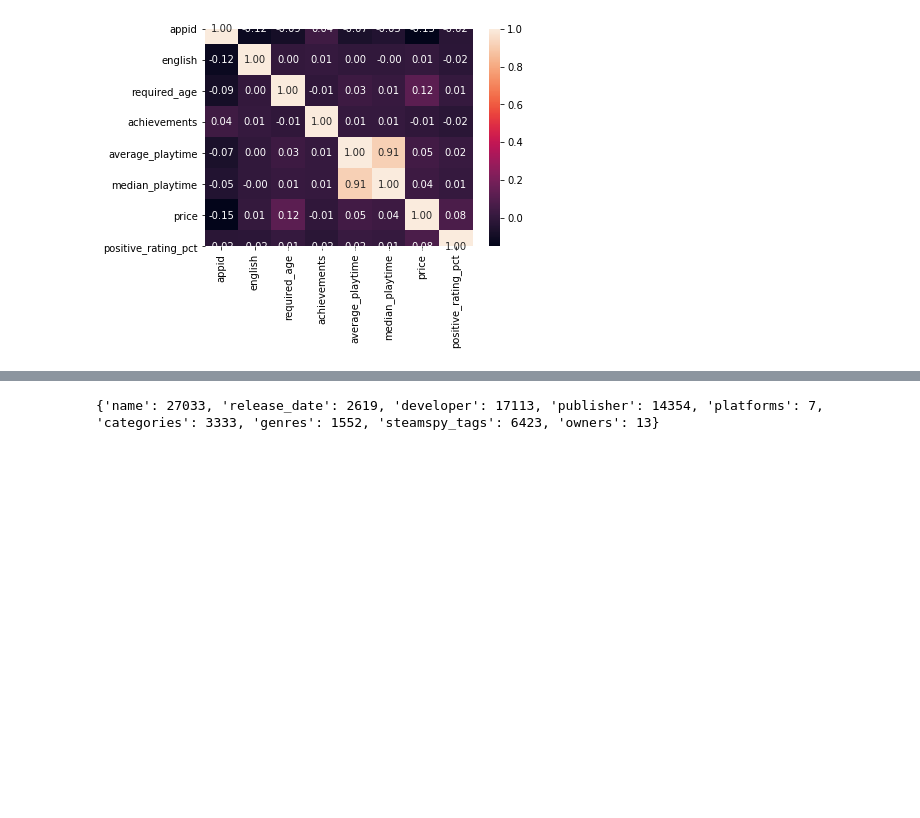
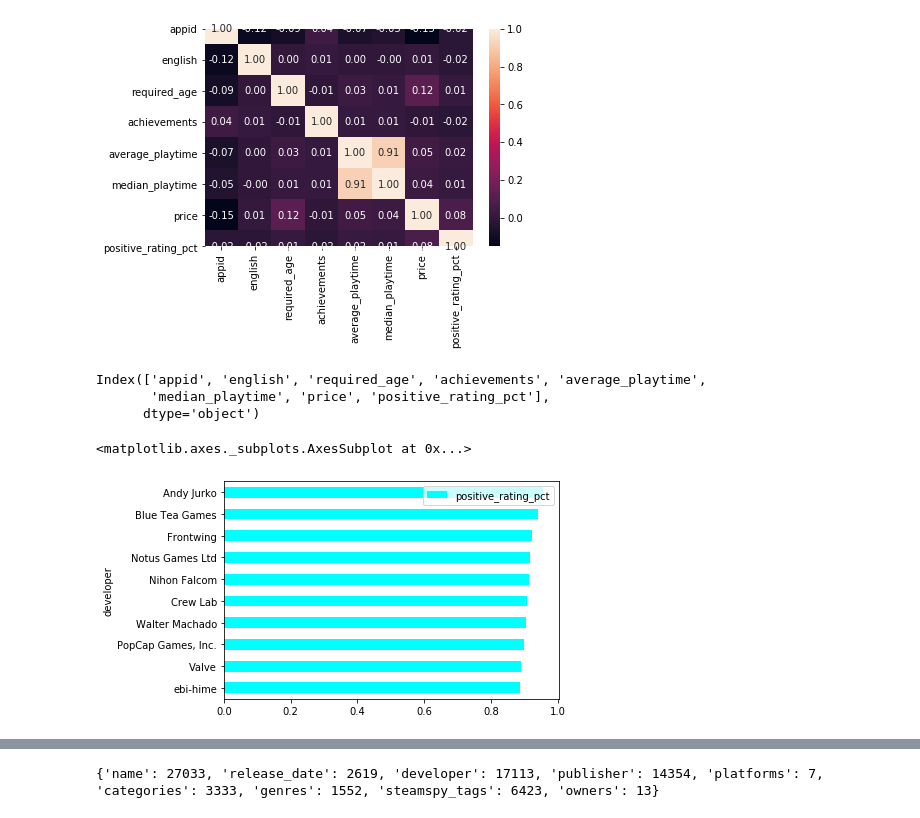
Before and after one commit to Benk195/Steam-Predictions, a Jupyter notebook: Steam Ratings.ipynb, the cells around one changed output, grey strips where cells are left out. Drawn from its saved outputs; the diff is of its cells as text; code cells hidden in the pictures; blank space fills up the shorter version.

```diff
--- a/Steam Ratings.ipynb
+++ b/Steam Ratings.ipynb
@@ -93,0 +71,17 @@ def create_dummy_df(df, cat_cols):
+# %%
+num_vars.columns
+# %% [output]
+Index(['appid', 'english', 'required_age', 'achievements', 'average_playtime',
+       'median_playtime', 'price', 'positive_rating_pct'],
+      dtype='object')
+# %%
+#Analysis of the data
+df_analysis = df.groupby('developer').filter(lambda x : len(x)>9)
+df_analysis = df_analysis.loc[:, ['developer', 'positive_rating_pct']]
+df_analysis = df_analysis.groupby('developer').agg('mean').sort_values('positive_rating_pct', ascending=True)
+# %%
+#Best rated developers with at least 10 published games
+df_analysis.tail(10).plot(kind='barh', color=['cyan'])
+# %% [output]
+<matplotlib.axes._subplots.AxesSubplot at 0x...>
+[figure, added]
```
Also changed, not shown: parts of 8 cells of this notebook, 1 other file.
